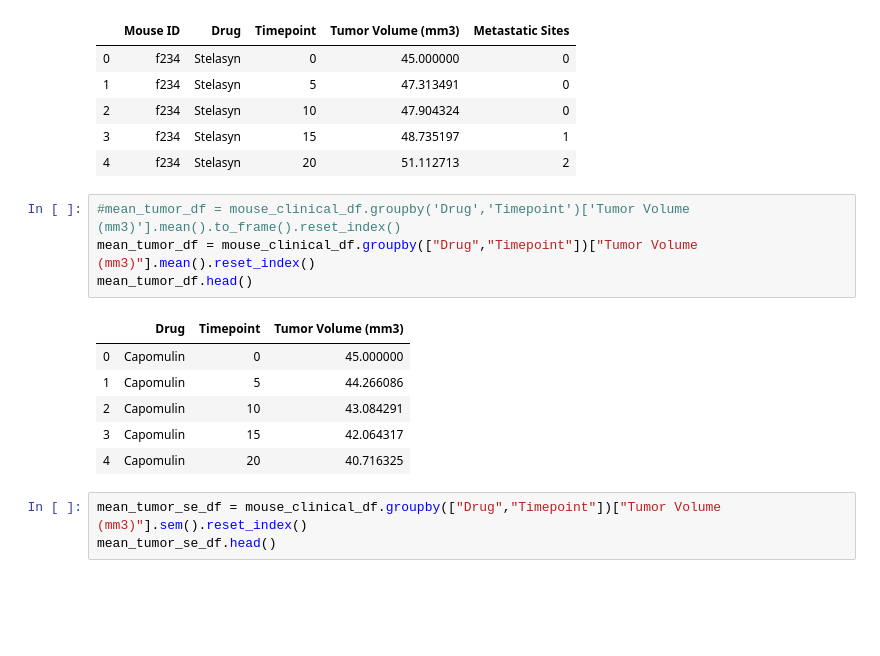
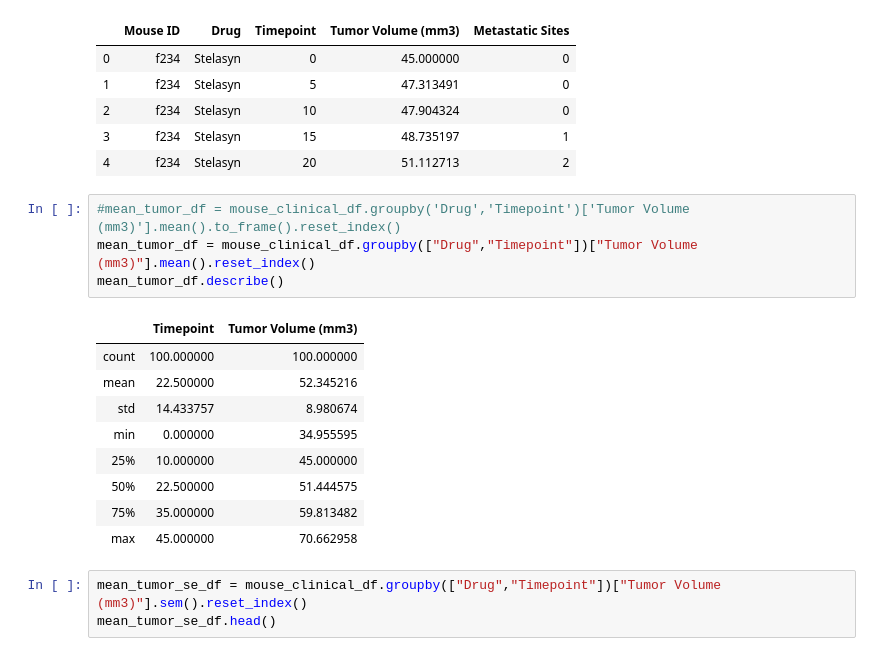
Before and after one commit to umadjoe440/matplotlib-challenge, a Jupyter notebook: Pymaceuticals/pymaceuticals.ipynb, the cells around one changed output. Cells and saved outputs as stored; diff of their text form; blank space fills up the shorter version.

```diff
--- a/Pymaceuticals/pymaceuticals.ipynb
+++ b/Pymaceuticals/pymaceuticals.ipynb
@@ -36,14 +36,17 @@ mouse_clinical_df.head()
 # %%
 #mean_tumor_df = mouse_clinical_df.groupby('Drug','Timepoint')['Tumor Volume (mm3)'].mean().to_frame().reset_index()
 mean_tumor_df = mouse_clinical_df.groupby(["Drug","Timepoint"])["Tumor Volume (mm3)"].mean().reset_index()
-mean_tumor_df.head()
+mean_tumor_df.describe()
 # %% [output]
-|  | Drug | Timepoint | Tumor Volume (mm3) |
-| 0 | Capomulin | 0 | 45.000000 |
-| 1 | Capomulin | 5 | 44.266086 |
-| 2 | Capomulin | 10 | 43.084291 |
-| 3 | Capomulin | 15 | 42.064317 |
-| 4 | Capomulin | 20 | 40.716325 |
+|  | Timepoint | Tumor Volume (mm3) |
+| count | 100.000000 | 100.000000 |
+| mean | 22.500000 | 52.345216 |
+| std | 14.433757 | 8.980674 |
+| min | 0.000000 | 34.955595 |
+| 25% | 10.000000 | 45.000000 |
+| 50% | 22.500000 | 51.444575 |
+| 75% | 35.000000 | 59.813482 |
+| max | 45.000000 | 70.662958 |
 # %%
 mean_tumor_se_df = mouse_clinical_df.groupby(["Drug","Timepoint"])["Tumor Volume (mm3)"].sem().reset_index()
 mean_tumor_se_df.head()
```
Also changed, not shown: parts of 6 cells of this notebook.
